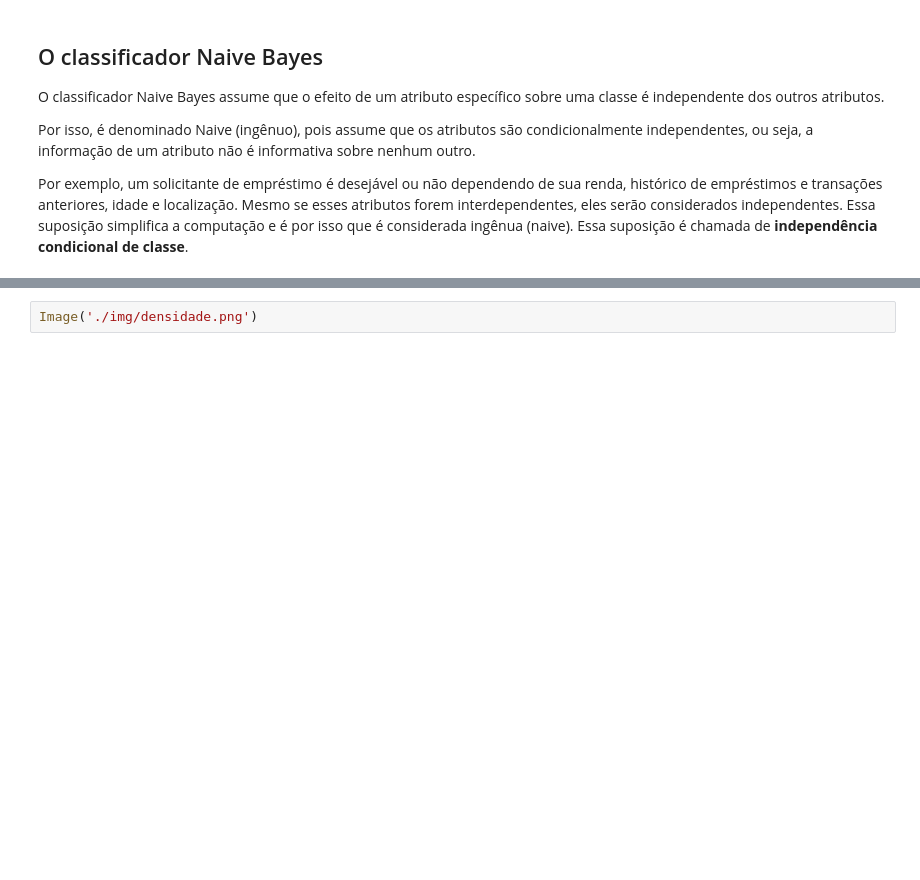
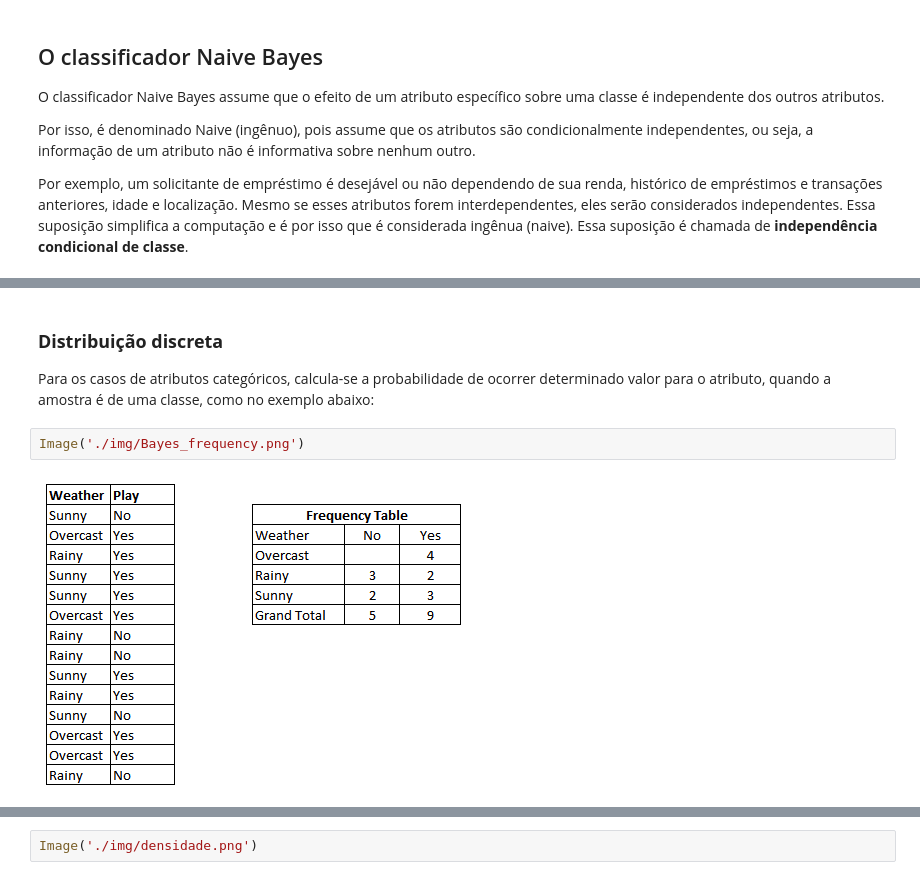
Before and after one commit to lauraemmanuella/AprendizadoMaquina, a Jupyter notebook: 6_NaiveBayes.ipynb, the cells around one changed output, grey strips where cells are left out. Cells and saved outputs as stored; diff of their text form; blank space fills up the shorter version.

```diff
--- a/6_NaiveBayes.ipynb
+++ b/6_NaiveBayes.ipynb
@@ -76,0 +69,8 @@ Na imagem abaixo, podemos verificar a probabilidade do padrão ser da classe w1
+# %% [markdown]
+### **Distribuição discreta**
+
+Para os casos de atributos categóricos, calcula-se a probabilidade de ocorrer determinado valor para o atributo, quando a amostra é de uma classe, como no exemplo abaixo:
+# %%
+Image('./img/Bayes_frequency.png')
+# %% [output]
+[figure, added]
```
Also changed, not shown: parts of 11 cells of this notebook.
